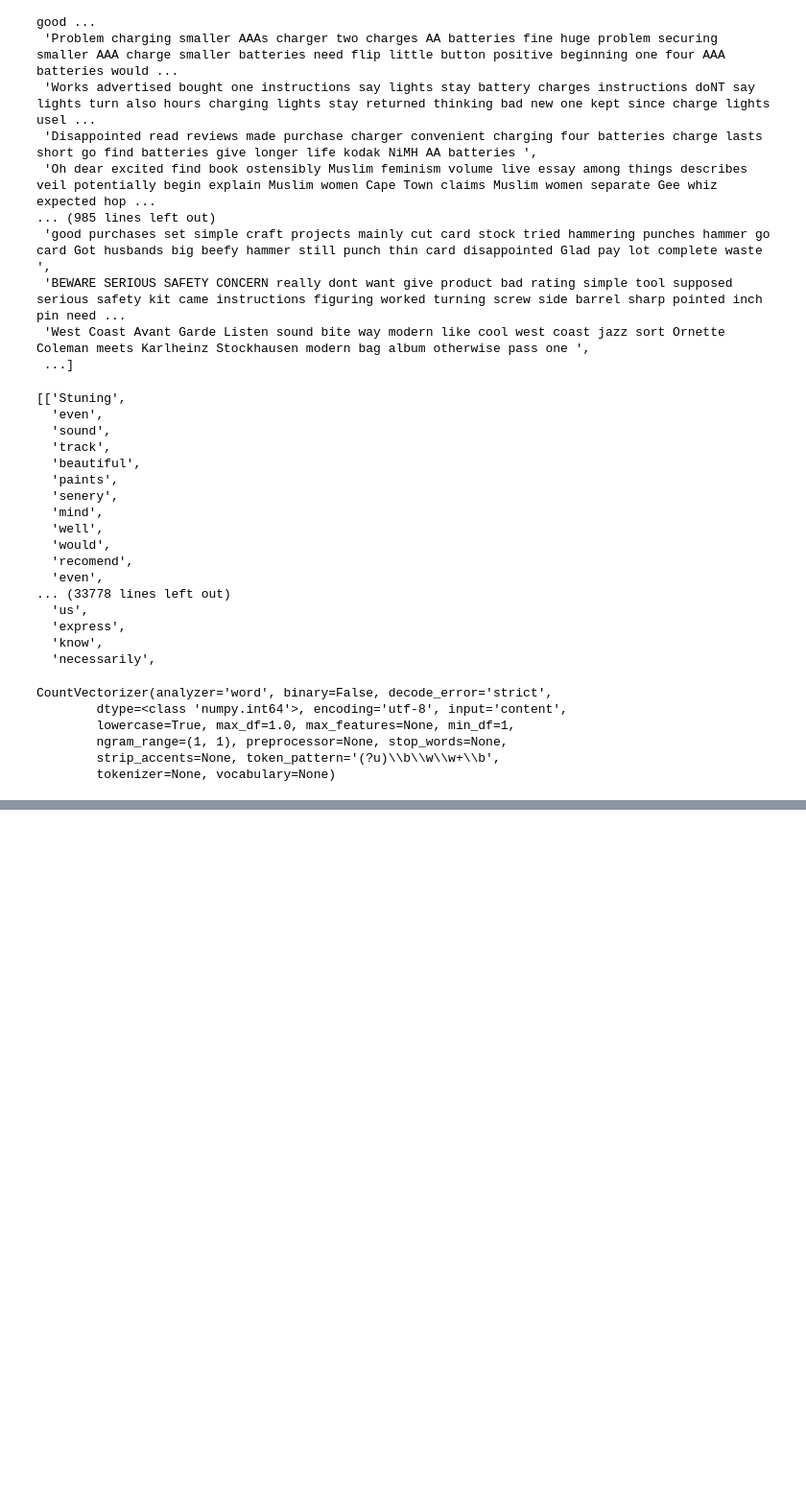
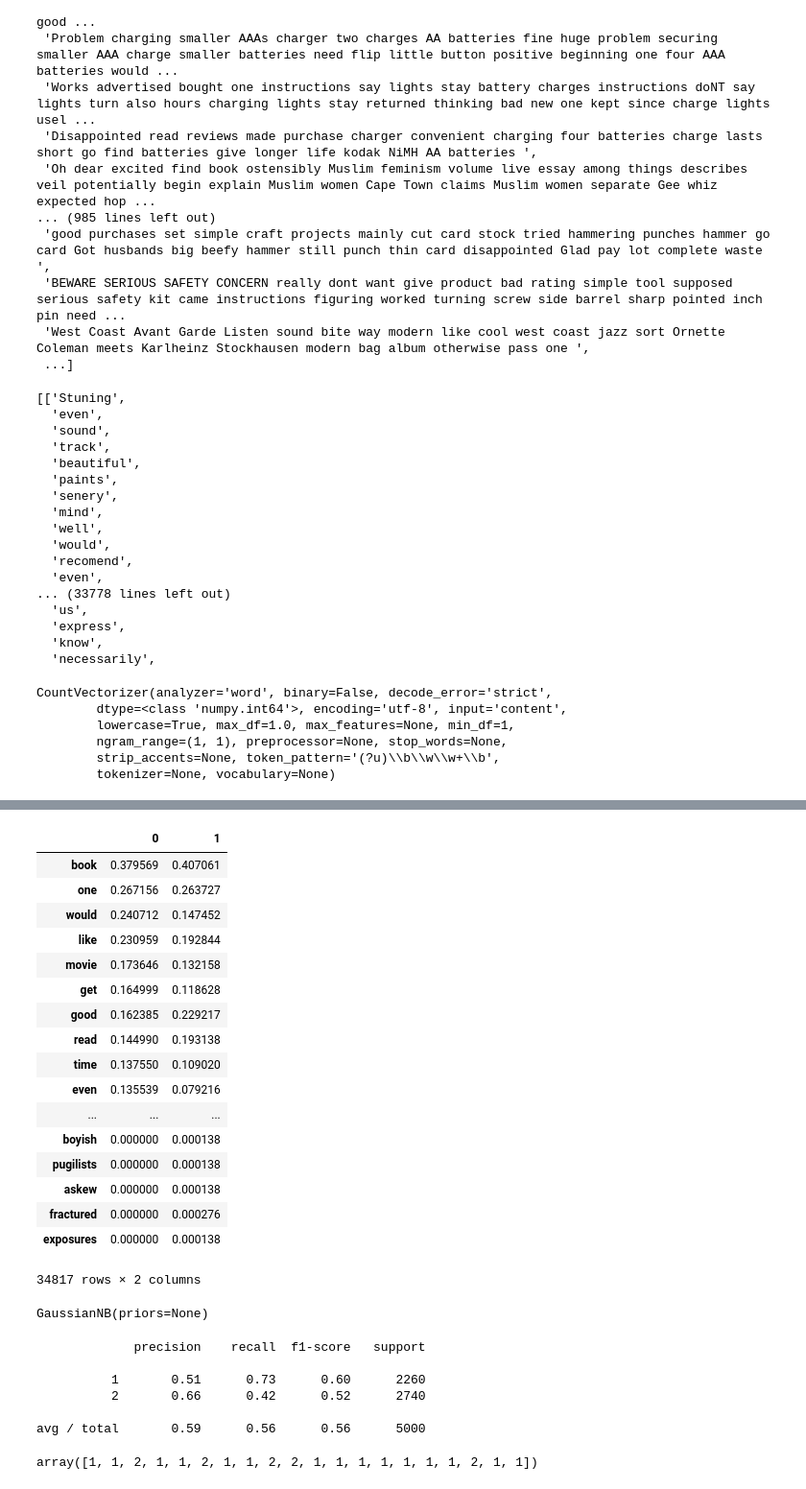
Before and after one commit to aminsmd/sentiment-analysis-amazon-reviews, a Jupyter notebook: Untitled.ipynb, the cells around one changed output, grey strips where cells are left out. Shown at 96% size. Drawn from its saved outputs; the diff is of its cells as text; code cells hidden in the pictures; blank space fills up the shorter version.

```diff
--- a/Untitled.ipynb
+++ b/Untitled.ipynb
@@ -193,0 +263,24 @@ model.fit(countvectorizer.transform(data[:20000]).toarray(), labels)
+# %%
+tfidf = TfidfVectorizer()
+tfidf_vec = tfidf.fit_transform([negs_s,pos_s])
+df2 = pd.DataFrame(tfidf_vec.toarray().transpose(), index =tfidf.get_feature_names())
+df2.sort_values(0, ascending=False)
+# %% [output]
+|  | 0 | 1 |
+| book | 0.379569 | 0.407061 |
+| one | 0.267156 | 0.263727 |
+| would | 0.240712 | 0.147452 |
+| like | 0.230959 | 0.192844 |
+| movie | 0.173646 | 0.132158 |
+| get | 0.164999 | 0.118628 |
+| good | 0.162385 | 0.229217 |
+| read | 0.144990 | 0.193138 |
+| time | 0.137550 | 0.109020 |
+| even | 0.135539 | 0.079216 |
+| ... | ... | ... |
+| boyish | 0.000000 | 0.000138 |
+| pugilists | 0.000000 | 0.000138 |
+| askew | 0.000000 | 0.000138 |
+| fractured | 0.000000 | 0.000276 |
+| exposures | 0.000000 | 0.000138 |
+34817 rows × 2 columns
@@ -193,0 +289,19 @@ model.fit(countvectorizer.transform(data[:20000]).toarray(), labels)
+# %%
+model.fit(tfidf.transform(data[:15000]).toarray(),labels)
+# %% [output]
+GaussianNB(priors=None)
+# %%
+from sklearn.metrics import classification_report
+print(classification_report(labels_test, model.predict(tfidf.transform(data[15000:20000]).toarray())))
+# %% [output]
+             precision    recall  f1-score   support
+
+          1       0.51      0.73      0.60      2260
+          2       0.66      0.42      0.52      2740
+
+avg / total       0.59      0.56      0.56      5000
+# %%
+x = model.predict(tfidf.transform(data[20000:20020]).toarray())
+x
+# %% [output]
+array([1, 1, 2, 1, 1, 2, 1, 1, 2, 2, 1, 1, 1, 1, 1, 1, 1, 2, 1, 1])
```
Also changed, not shown: parts of 19 cells of this notebook, 1 other file.
